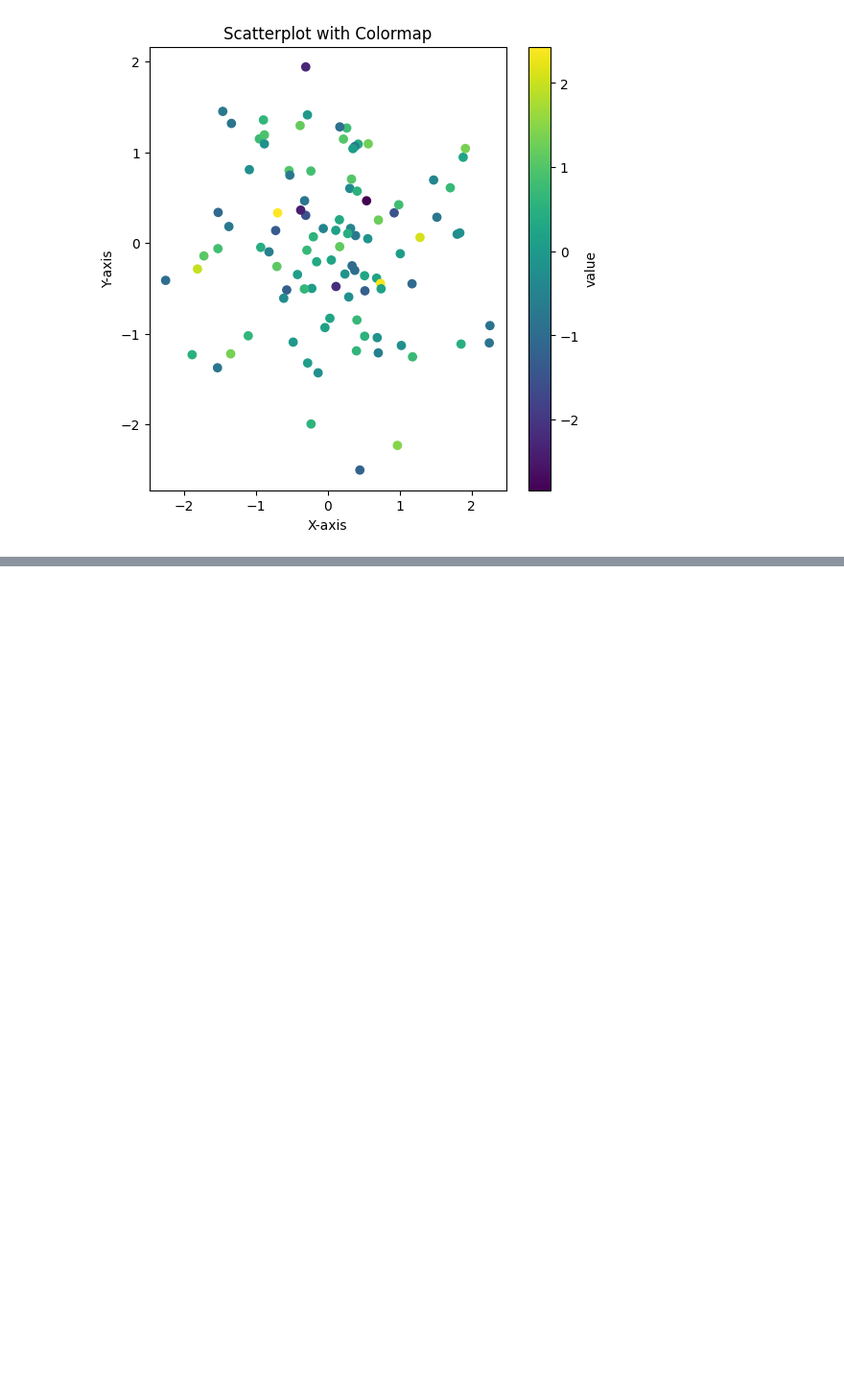
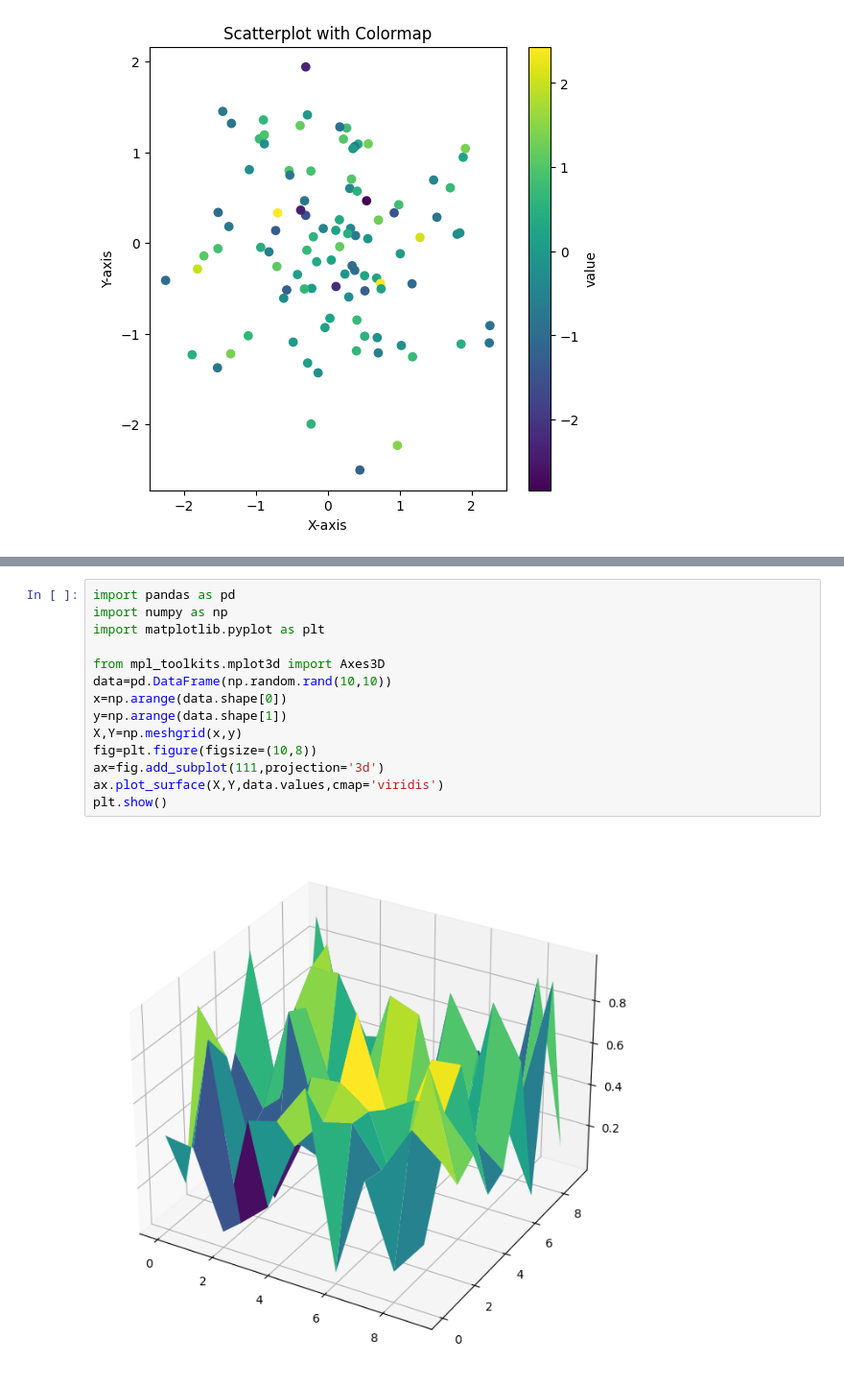
Before and after one commit to charan0026/data-handling, a Jupyter notebook: Untitled7.ipynb, the cells around one changed output, grey strips where cells are left out. Shown: that part at 96% size. Saved outputs shown, nothing was run; the diff lists cells and outputs as text; blank space fills up the shorter version.

```diff
--- a/Untitled7.ipynb
+++ b/Untitled7.ipynb
@@ -32,3 +32,19 @@ plt.show
 # %% [output]
 <function matplotlib.pyplot.show(close=None, block=None)>
 [figure]
+# %%
+import pandas as pd
+import numpy as np
+import matplotlib.pyplot as plt
+
+from mpl_toolkits.mplot3d import Axes3D
+data=pd.DataFrame(np.random.rand(10,10))
+x=np.arange(data.shape[0])
+y=np.arange(data.shape[1])
+X,Y=np.meshgrid(x,y)
+fig=plt.figure(figsize=(10,8))
+ax=fig.add_subplot(111,projection='3d')
+ax.plot_surface(X,Y,data.values,cmap='viridis')
+plt.show()
+# %% [output]
+[figure, added]
```
Also changed, not shown: parts of 1 cell of this notebook.
